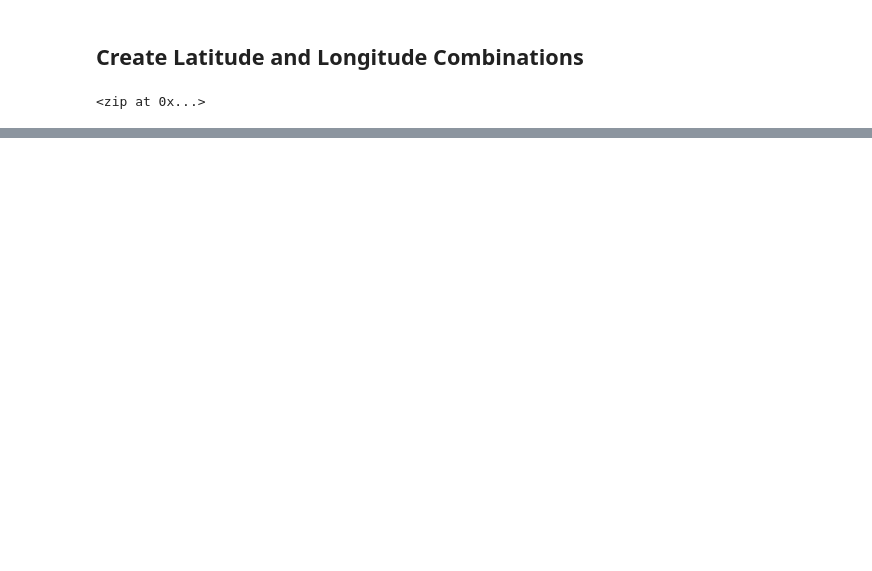
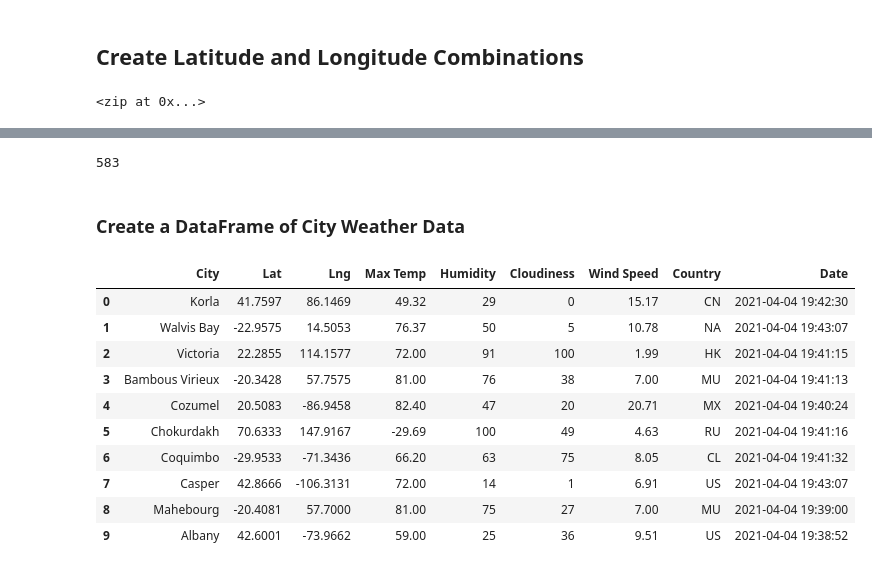
Before and after one commit to tkoide01/World_Weather_Analysis, a Jupyter notebook: WeatherPy.ipynb, the cells around one changed output, grey strips where cells are left out. Drawn from its saved outputs; the diff is of its cells as text; code cells hidden in the pictures; blank space fills up the shorter version.

```diff
--- a/WeatherPy.ipynb
+++ b/WeatherPy.ipynb
@@ -53,0 +81,4 @@ len(cities)
+# %%
+# Starting URL for Weather Map API Call.
+url = "http://api.openweathermap.org/data/2.5/weather?units=Imperial&APPID=" + weather_api_key
+print(url)
@@ -53,0 +208,22 @@ len(cities)
+# %%
+len(city_data)
+# %% [output]
+583
+# %% [markdown]
+### Create a DataFrame of City Weather Data
+# %%
+# Convert the array of dictionaries to a Pandas DataFrame.
+city_data_df = pd.DataFrame(city_data)
+city_data_df.head(10)
+# %% [output]
+|  | City | Lat | Lng | Max Temp | Humidity | Cloudiness | Wind Speed | Country | Date |
+| 0 | Korla | 41.7597 | 86.1469 | 49.32 | 29 | 0 | 15.17 | CN | 2021-04-04 19:42:30 |
+| 1 | Walvis Bay | -22.9575 | 14.5053 | 76.37 | 50 | 5 | 10.78 | NA | 2021-04-04 19:43:07 |
+| 2 | Victoria | 22.2855 | 114.1577 | 72.00 | 91 | 100 | 1.99 | HK | 2021-04-04 19:41:15 |
+| 3 | Bambous Virieux | -20.3428 | 57.7575 | 81.00 | 76 | 38 | 7.00 | MU | 2021-04-04 19:41:13 |
+| 4 | Cozumel | 20.5083 | -86.9458 | 82.40 | 47 | 20 | 20.71 | MX | 2021-04-04 19:40:24 |
+| 5 | Chokurdakh | 70.6333 | 147.9167 | -29.69 | 100 | 49 | 4.63 | RU | 2021-04-04 19:41:16 |
+| 6 | Coquimbo | -29.9533 | -71.3436 | 66.20 | 63 | 75 | 8.05 | CL | 2021-04-04 19:41:32 |
+| 7 | Casper | 42.8666 | -106.3131 | 72.00 | 14 | 1 | 6.91 | US | 2021-04-04 19:43:07 |
+| 8 | Mahebourg | -20.4081 | 57.7000 | 81.00 | 75 | 27 | 7.00 | MU | 2021-04-04 19:39:00 |
+| 9 | Albany | 42.6001 | -73.9662 | 59.00 | 25 | 36 | 9.51 | US | 2021-04-04 19:38:52 |
```
Also changed, not shown: parts of 14 cells of this notebook, 3 other files.
